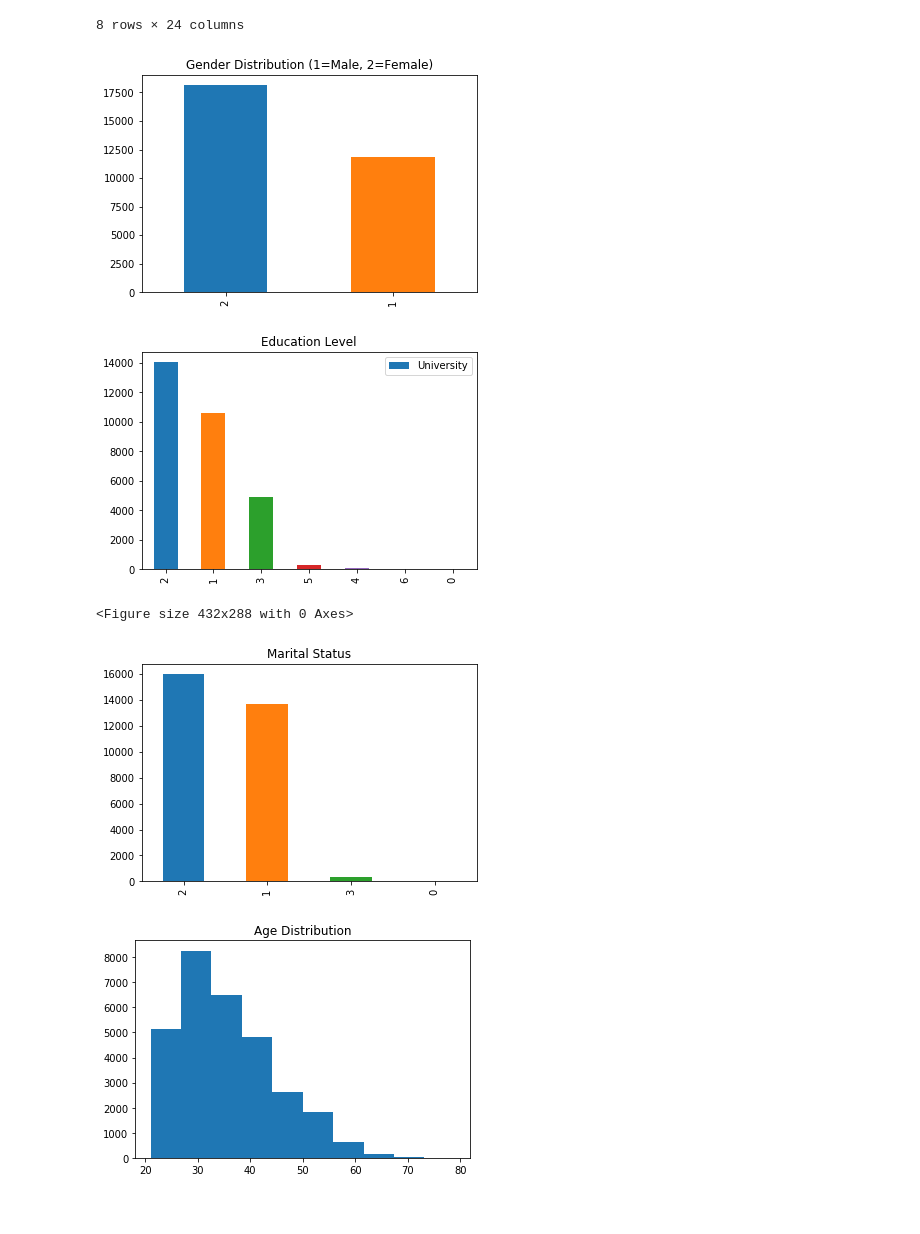
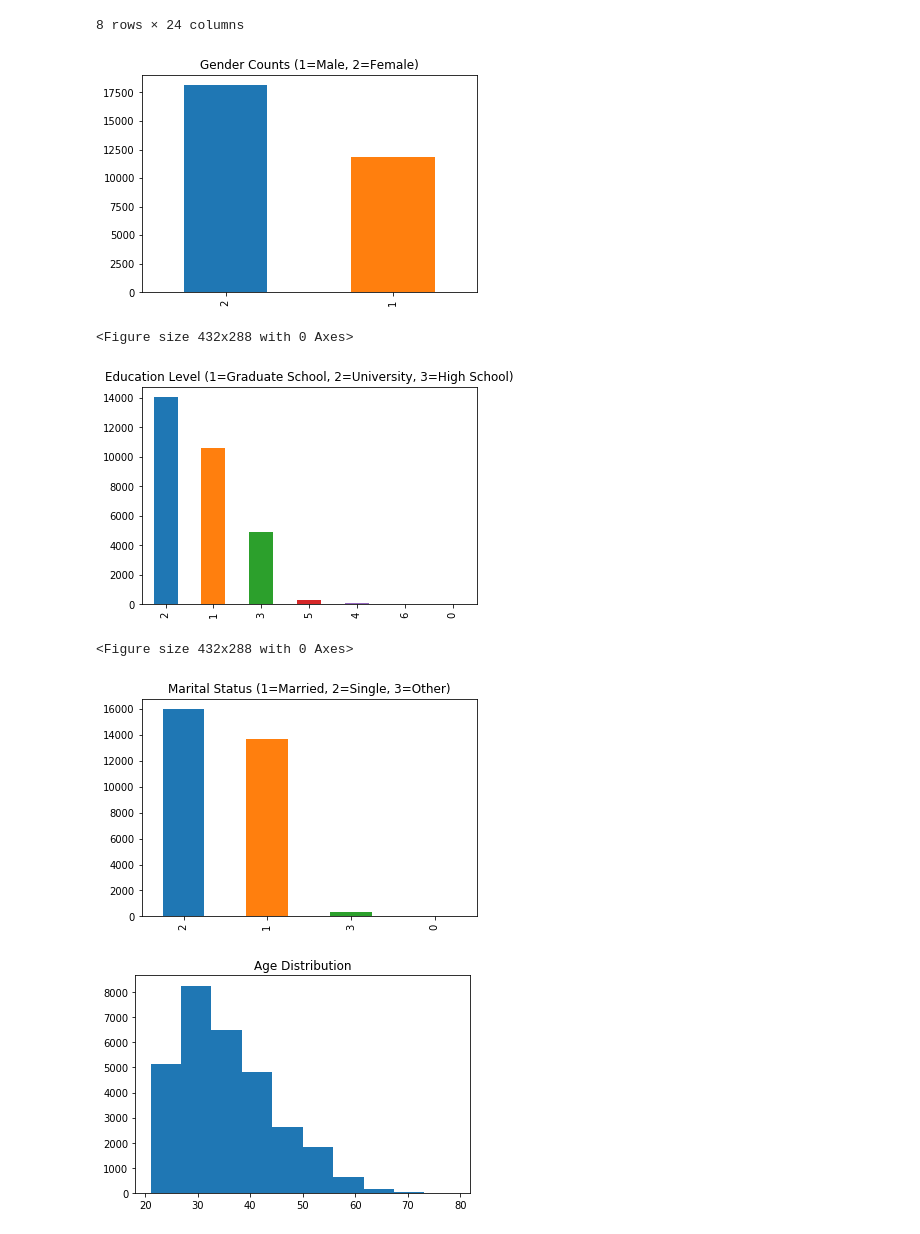
Before and after one commit to BA545-SP2019/2019-competition2-kerry-alex-and-mike, a Jupyter notebook: EDA/Data_Understanding_EDA.ipynb, the cells around one changed output. Drawn from its saved outputs; the diff is of its cells as text; code cells hidden in the pictures.

```diff
--- a/EDA/Data_Understanding_EDA.ipynb
+++ b/EDA/Data_Understanding_EDA.ipynb
@@ -73,28 +73,29 @@ df.describe(include="all")
 | max | 1000000.000000 | 2.000000 | 6.000000 | 3.000000 | 79.000000 | 8.000000 | 8.000000 | 8.000000 | 8.000000 | 8.000000 | ... | ... |
 8 rows × 24 columns
 # %%
-# Using a bar chart to see if our data mostly contains males or females
-df['X2'].value_counts().plot.bar(title='Gender Distribution (1=Male, 2=Female)')
+# may want to bin
+df['X2'].value_counts().plot(kind='bar', title="Gender Counts (1=Male, 2=Female)")
+plt.show()
 plt.savefig('gender_dist.png')
 # %% [output]
-[figure, old version]
+[figure, new version]
+<Figure size 432x288 with 0 Axes>
 # %%
 # Using a bar chart to see what the general eduaction level is of the people in debt
 # may want to bin - don't know what 5, 6, and 0 represent
-df['X3'].value_counts().plot(kind='bar', title="Education Level")
-plt.legend(['University','Graduate School','High School','Other'])
+df['X3'].value_counts().plot(kind='bar', title="Education Level (1=Graduate School, 2=University, 3=High School)")
 plt.show()
 plt.savefig('education_raw.png')
 # %% [output]
-[figure, old version]
+[figure, new version]
 <Figure size 432x288 with 0 Axes>
 # %%
 # Using a bar chart to see general relationship status of individuals in our data
 # also may want to bin
-df['X4'].value_counts().plot.bar(title="Marital Status")
+df['X4'].value_counts().plot.bar(title="Marital Status (1=Married, 2=Single, 3=Other)")
 plt.savefig('maritalstatus_raw.png')
 # %% [output]
-[figure, old version]
+[figure, new version]
 # %%
 # Examining the Age feature
 # Highly skewed - may be a good candidate for binning later on
```
Also changed, not shown: parts of 1 cell of this notebook, 3 other files.
